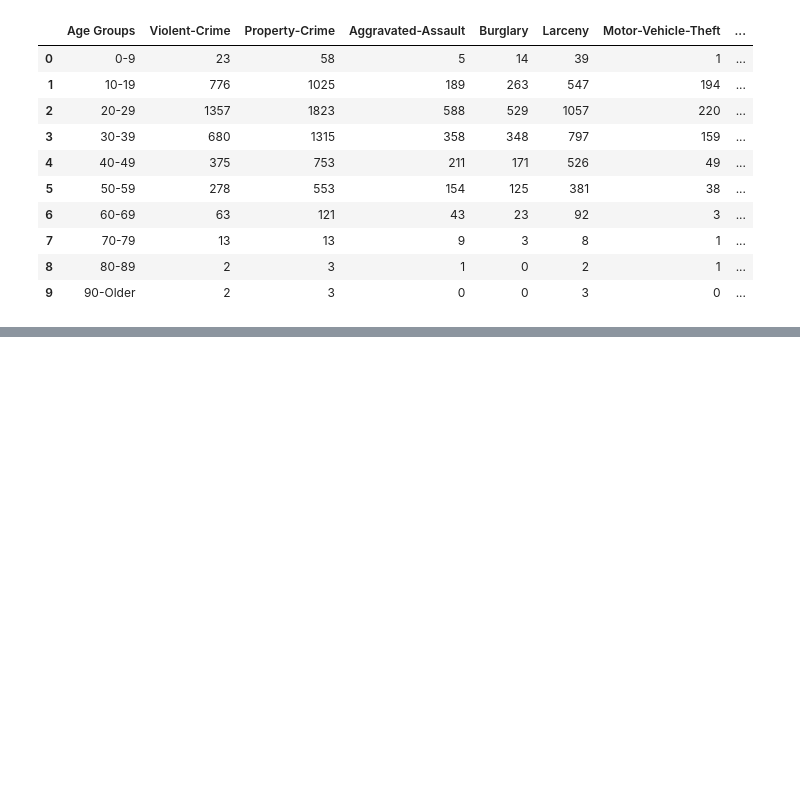
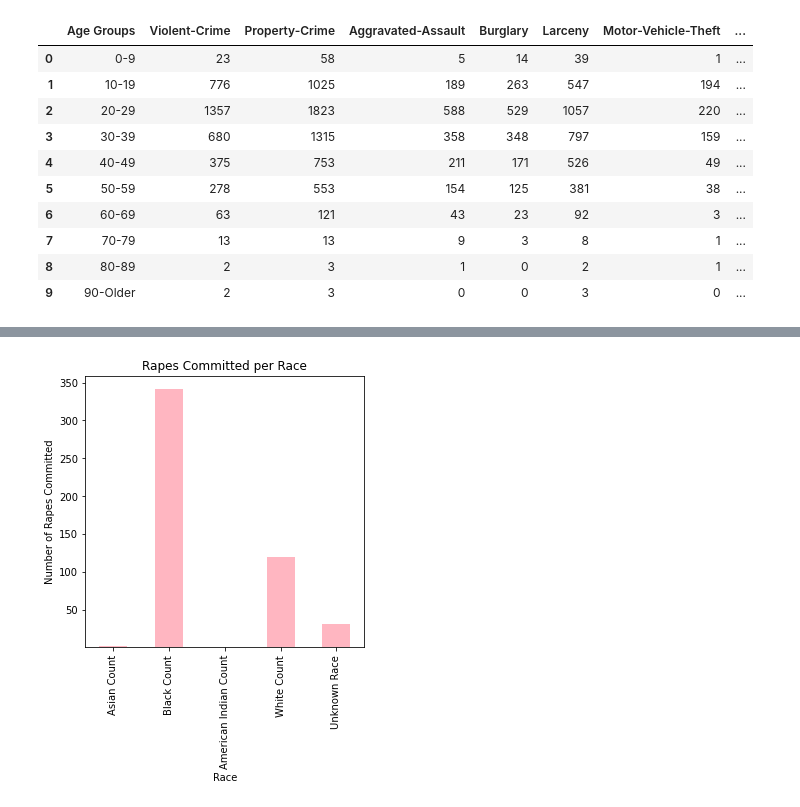
Before and after one commit to drjulie2105/Group_Project_1, a Jupyter notebook: Crime_Cuyahoga/crime_cuy.ipynb, the cells around one changed output, grey strips where cells are left out. Drawn from its saved outputs; the diff is of its cells as text; code cells hidden in the pictures; blank space fills up the shorter version.

```diff
--- a/Crime_Cuyahoga/crime_cuy.ipynb
+++ b/Crime_Cuyahoga/crime_cuy.ipynb
@@ -558,0 +643,23 @@ cle2017_crime_age_df
+# %%
+# Create rape bar graph
+Rape_crime = Graph_race.loc[:,3]
+
+# Set x and y values
+y_axis = [Graph_race.loc[:,3]]
+x_axis = Graph_race.index
+
+# Set ticks
+ticks = 50, 100, 150, 200, 250, 300, 350, 400
+plt.yticks(ticks=ticks, labels=None)
+
+# Set type
+Rape_crime.plot(kind='bar', facecolor='lightpink', figsize=(5,5
+))
+
+# Format
+plt.xlabel('Race')
+plt.ylabel('Number of Rapes Committed')
+plt.title('Rapes Committed per Race')
+plt.show()
+# %% [output]
+[figure, added]
```
Also changed, not shown: parts of 10 cells of this notebook.
